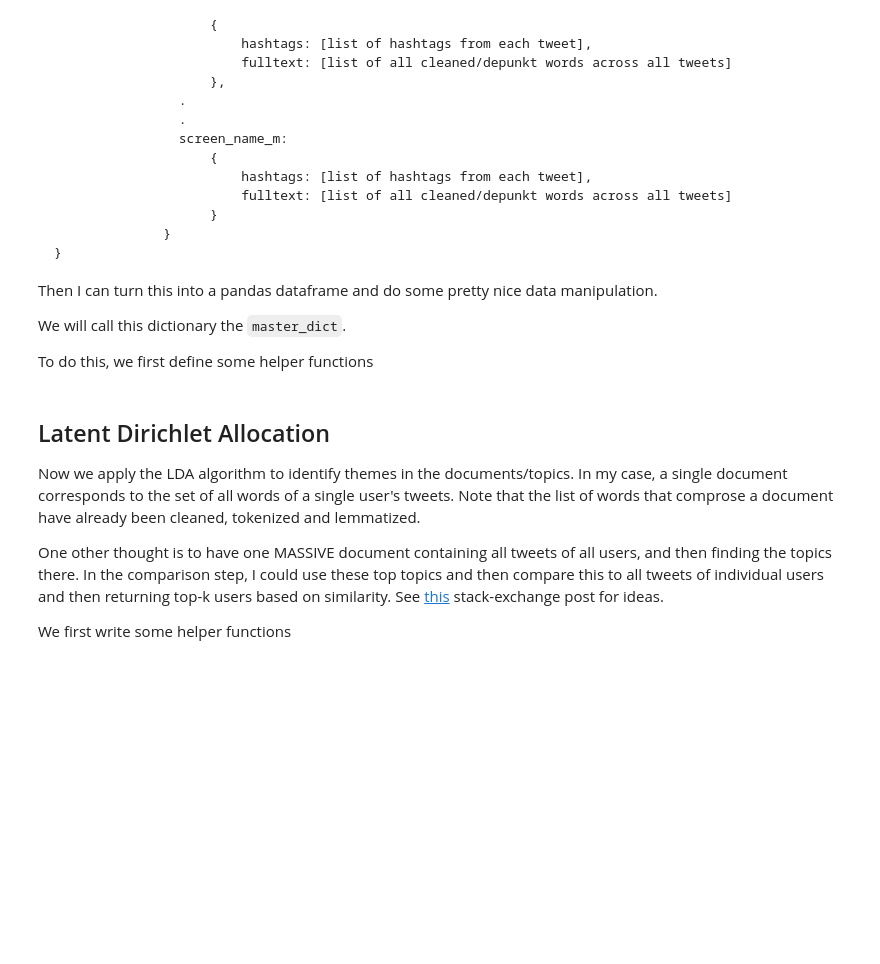
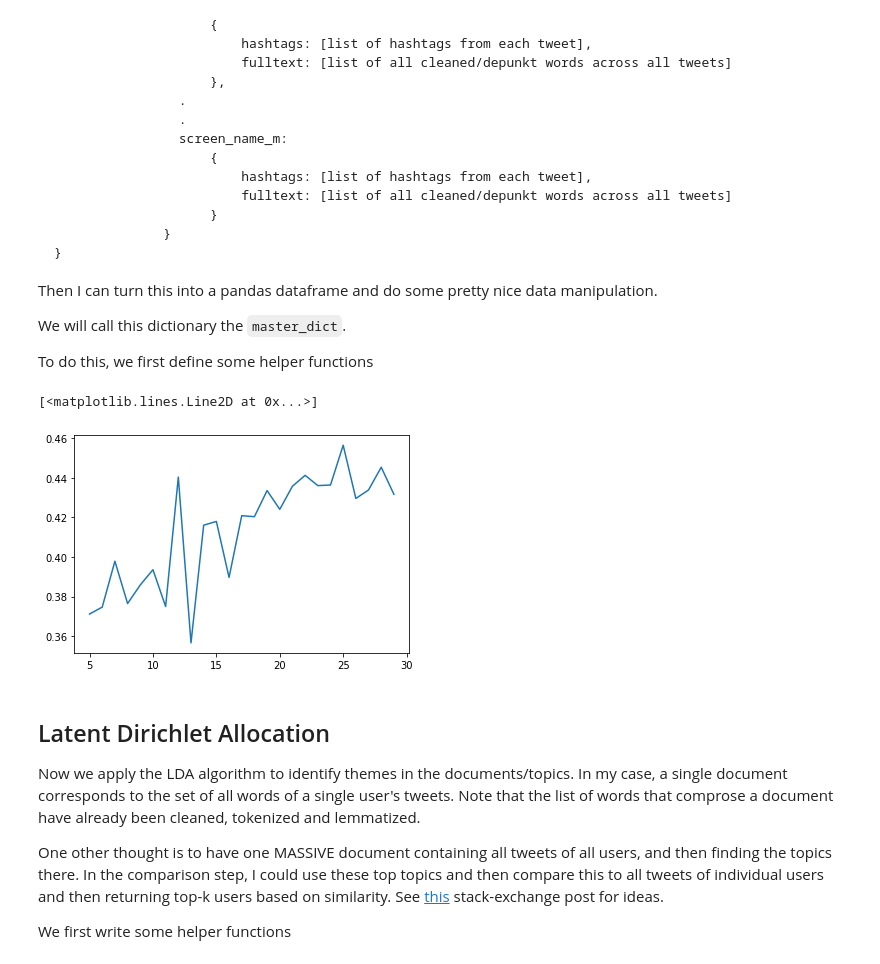
Before and after one commit to aditya-jaishankar/farmers-market, a Jupyter notebook: LDA.ipynb, the cells around one changed output. Drawn from its saved outputs; the diff is of its cells as text; code cells hidden in the pictures; blank space fills up the shorter version.

```diff
--- a/LDA.ipynb
+++ b/LDA.ipynb
@@ -112,6 +119,16 @@ Then I can turn this into a pandas dataframe and do some pretty nice data manipu
 We will call this dictionary the `master_dict`.
 
 To do this, we first define some helper functions
+# %%
+k = range(5, 30)
+coherence_scores = ([.3712, .3747, .3979, .3765, .3859, .3936,
+                     .3750, .4404, .3566, .4161, .4180, .3897,
+                     .4209, .4204, .4336, .4241, .4358, .4413,
+                     .4361, .4364, .4565, .4296, .4339, .4454, .4317])
+plt.plot(k, coherence_scores)
+# %% [output]
+[<matplotlib.lines.Line2D at 0x...>]
+[figure, added]
 # %%
 def get_user(tweet):
     """
```
Also changed, not shown: parts of 8 cells of this notebook, 3 other files.
